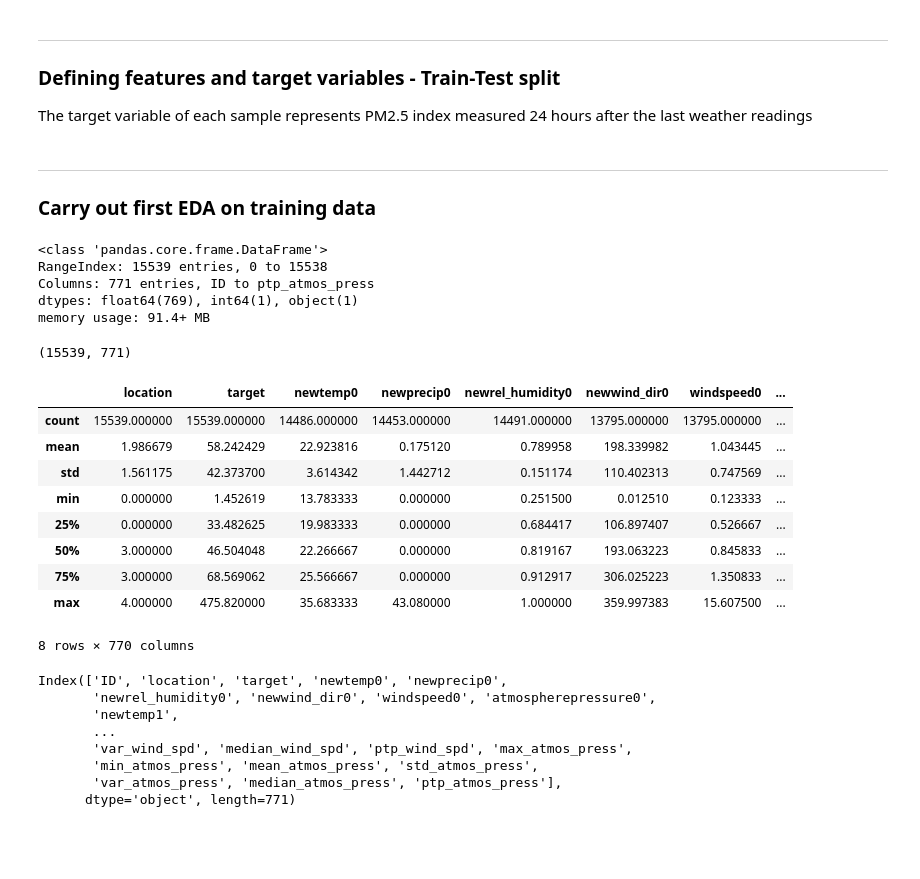
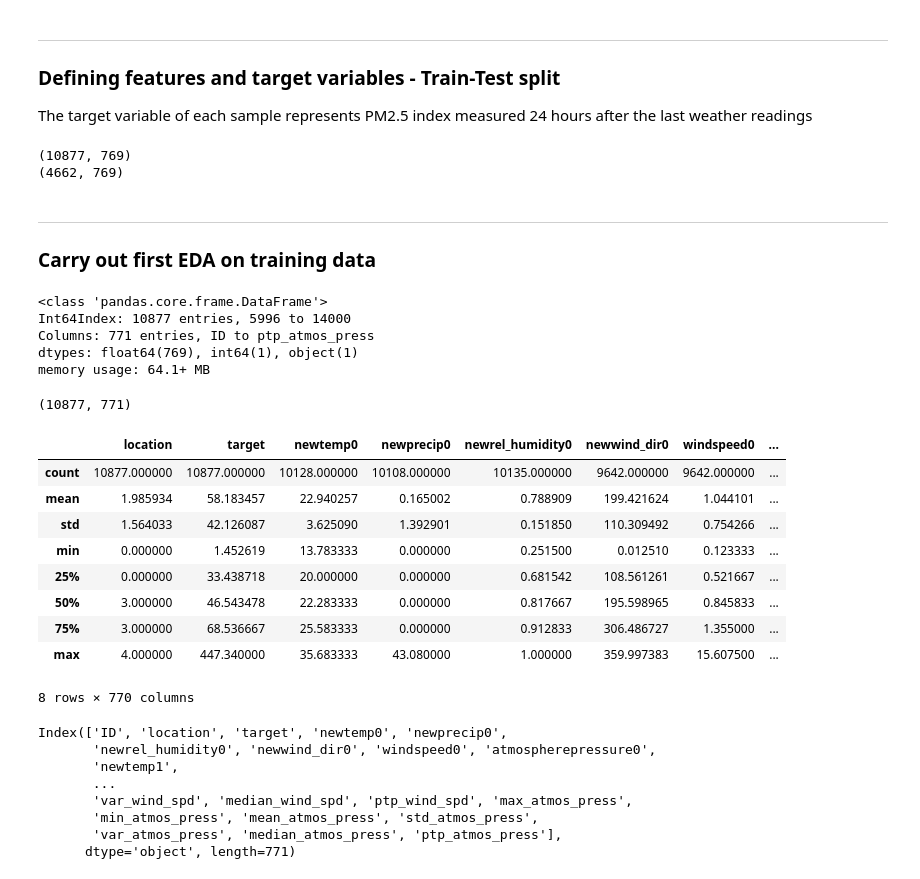
Before and after one commit to jocalbertodiaz/Air_Quality_Forecast_Project, a Jupyter notebook: Air_quality_forecast.ipynb, the cells around one changed output. Drawn from its saved outputs; the diff is of its cells as text; code cells hidden in the pictures; blank space fills up the shorter version.

```diff
--- a/Air_quality_forecast.ipynb
+++ b/Air_quality_forecast.ipynb
@@ -141,7 +130,7 @@ def aggregate_features(x,col_name):
 def remove_nan_values(x):
     return [e for e in x if not math.isnan(e)]
 # %%
-data=pd.concat([train,test],sort=False).reset_index(drop=True)
+data=pd.concat([train_zindi,test_zindi],sort=False).reset_index(drop=True)
 data.columns.tolist()
 # %% [output]
 ['ID',
@@ -178,8 +167,8 @@ for col_name in tqdm(features):
 # %%
 data.drop(features,1,inplace=True)
 # %%
-train = data[data.target.notnull()].reset_index(drop=True)
-test = data[data.target.isna()].reset_index(drop=True)
+train_zindi = data[data.target.notnull()].reset_index(drop=True)
+test_zindi = data[data.target.isna()].reset_index(drop=True)
 # %%
 del data
 gc.collect()
@@ -244,12 +234,12 @@ Test data
 from sklearn.preprocessing import LabelEncoder
 lab  = LabelEncoder()
 
-lab.fit(train["location"])
+lab.fit(train_zindi["location"])
 
-train.location  = lab.transform(train.location)
-test.location  = lab.transform(test.location)
+train_zindi.location  = lab.transform(train_zindi.location)
+test_zindi.location  = lab.transform(test_zindi.location)
 
-train.target.min(),train.target.max()
+train_zindi.target.min(),train_zindi.target.max()
 # %% [output]
 (1.4526190476190477, 475.82)
 # %% [markdown]
@@ -294,29 +281,45 @@ y_test = test['target']
+# %%
+# train-test-split
+df_train, df_test= train_test_split(train_zindi, test_size=0.3, random_state=RSEED)
+
+# Split train set into features and target
+X_train = df_train.drop(['ID', 'target'], axis=1)
+y_train = df_train['target']
+print(X_train.shape)
+
+# Split test set into features and target
+X_test = df_test.drop(['ID', 'target'], axis=1)
+y_test = df_test['target']
+print(X_test.shape)
+# %% [output]
+(10877, 769)
+(4662, 769)
 # %% [markdown]
 ---
 ### Carry out first EDA on training data
 # %%
-train.info()
+df_train.info()
 # %% [output]
 <class 'pandas.core.frame.DataFrame'>
-RangeIndex: 15539 entries, 0 to 15538
+Int64Index: 10877 entries, 5996 to 14000
 Columns: 771 entries, ID to ptp_atmos_press
 dtypes: float64(769), int64(1), object(1)
-memory usage: 91.4+ MB
+memory usage: 64.1+ MB
 # %%
-train.shape
+df_train.shape
 # %% [output]
-(15539, 771)
+(10877, 771)
 # %%
-train.describe()
+df_train.describe()
 # %% [output]
 |  | location | target | newtemp0 | newprecip0 | newrel_humidity0 | newwind_dir0 | windspeed0 | ... |
-| count | 15539.000000 | 15539.000000 | 14486.000000 | 14453.000000 | 14491.000000 | 13795.000000 | 13795.000000 | ... |
-| mean | 1.986679 | 58.242429 | 22.923816 | 0.175120 | 0.789958 | 198.339982 | 1.043445 | ... |
-| std | 1.561175 | 42.373700 | 3.614342 | 1.442712 | 0.151174 | 110.402313 | 0.747569 | ... |
+| count | 10877.000000 | 10877.000000 | 10128.000000 | 10108.000000 | 10135.000000 | 9642.000000 | 9642.000000 | ... |
+| mean | 1.985934 | 58.183457 | 22.940257 | 0.165002 | 0.788909 | 199.421624 | 1.044101 | ... |
+| std | 1.564033 | 42.126087 | 3.625090 | 1.392901 | 0.151850 | 110.309492 | 0.754266 | ... |
 | min | 0.000000 | 1.452619 | 13.783333 | 0.000000 | 0.251500 | 0.012510 | 0.123333 | ... |
-| 25% | 0.000000 | 33.482625 | 19.983333 | 0.000000 | 0.684417 | 106.897407 | 0.526667 | ... |
-| 50% | 3.000000 | 46.504048 | 22.266667 | 0.000000 | 0.819167 | 193.063223 | 0.845833 | ... |
-| 75% | 3.000000 | 68.569062 | 25.566667 | 0.000000 | 0.912917 | 306.025223 | 1.350833 | ... |
-| max | 4.000000 | 475.820000 | 35.683333 | 43.080000 | 1.000000 | 359.997383 | 15.607500 | ... |
+| 25% | 0.000000 | 33.438718 | 20.000000 | 0.000000 | 0.681542 | 108.561261 | 0.521667 | ... |
+| 50% | 3.000000 | 46.543478 | 22.283333 | 0.000000 | 0.817667 | 195.598965 | 0.845833 | ... |
+| 75% | 3.000000 | 68.536667 | 25.583333 | 0.000000 | 0.912833 | 306.486727 | 1.355000 | ... |
+| max | 4.000000 | 447.340000 | 35.683333 | 43.080000 | 1.000000 | 359.997383 | 15.607500 | ... |
 8 rows × 770 columns
 # %%
```
Also changed, not shown: parts of 60 cells of this notebook, 7 other files.
